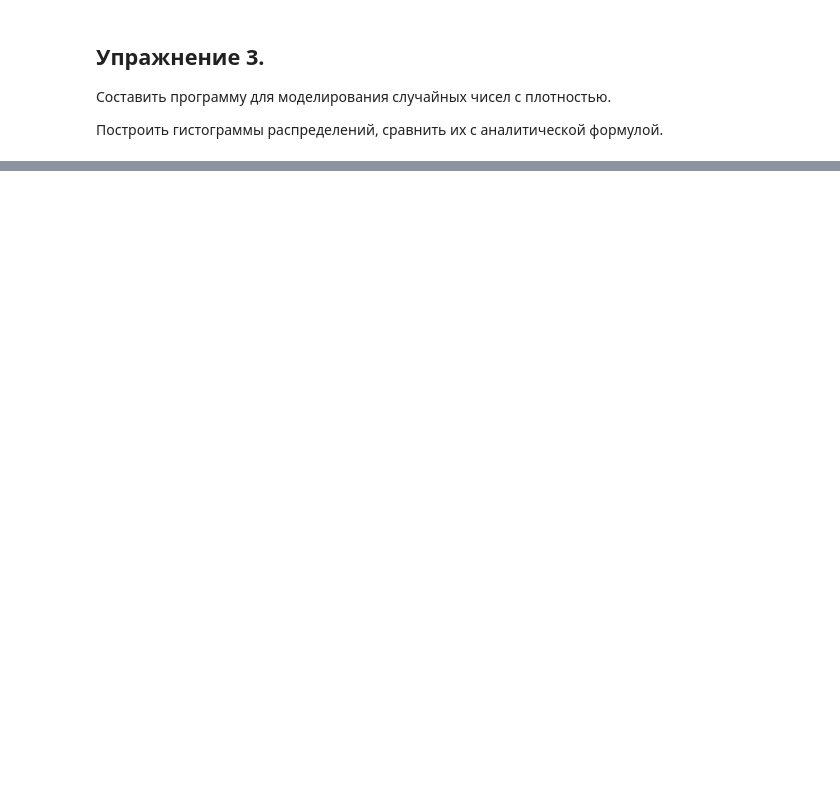
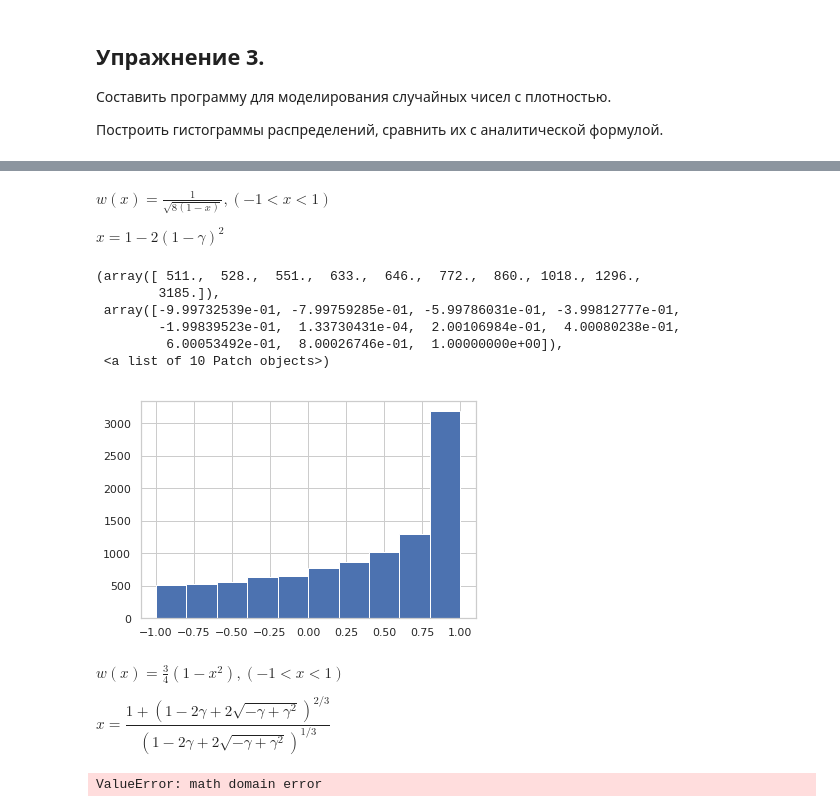
Before and after one commit to WeitBelou/monte-carlo, a Jupyter notebook: notebooks/Lesson 3.ipynb, the cells around one changed output, grey strips where cells are left out. Drawn from its saved outputs; the diff is of its cells as text; code cells hidden in the pictures; blank space fills up the shorter version.

```diff
--- a/notebooks/Lesson 3.ipynb
+++ b/notebooks/Lesson 3.ipynb
@@ -125,0 +144,36 @@ n_points = 10 ** 4
+# %% [markdown]
+$w(x) = \frac{1}{\sqrt{8 (1 - x)}}, (-1 < x < 1)$
+
+$x = 1 - 2 (1 - \gamma)^2 $
+# %%
+def gen() -> Generator[float, None, None]:
+    while True:
+        yield 1 - 2 * (1 - random.random()) ** 2
+
+
+points = list(islice(gen(), n_points))
+plt.hist(points)
+# %% [output]
+(array([ 511.,  528.,  551.,  633.,  646.,  772.,  860., 1018., 1296.,
+        3185.]),
+ array([-9.99732539e-01, -7.99759285e-01, -5.99786031e-01, -3.99812777e-01,
+        -1.99839523e-01,  1.33730431e-04,  2.00106984e-01,  4.00080238e-01,
+         6.00053492e-01,  8.00026746e-01,  1.00000000e+00]),
+ <a list of 10 Patch objects>)
+[figure, added]
+# %% [markdown]
+$w(x) = \frac{3}{4} (1 - x^2), (-1 < x < 1)$
+
+$x = \dfrac{1 + (1 - 2\gamma + 2\sqrt{-\gamma + \gamma^2})^{2/3}}{(1 - 2\gamma + 2\sqrt{-\gamma + \gamma^2})^{1/3}}$
+# %%
+def gen() -> Generator[float, None, None]:
+    while True:
+        gamma = random.random()
+        yield (1 + (1 - 2 * gamma + 2 * math.sqrt(-gamma + gamma ** 2))) ** (2/3) / \
+              (1 - 2 * gamma + 2 * math.sqrt(-gamma + gamma ** 2)) ** (1 / 3)
+
+
+points = list(islice(gen(), n_points))
+plt.hist(points)
+# %% [output]
+ValueError: math domain error
```
Also changed, not shown: parts of 13 cells of this notebook, 2 other files.
